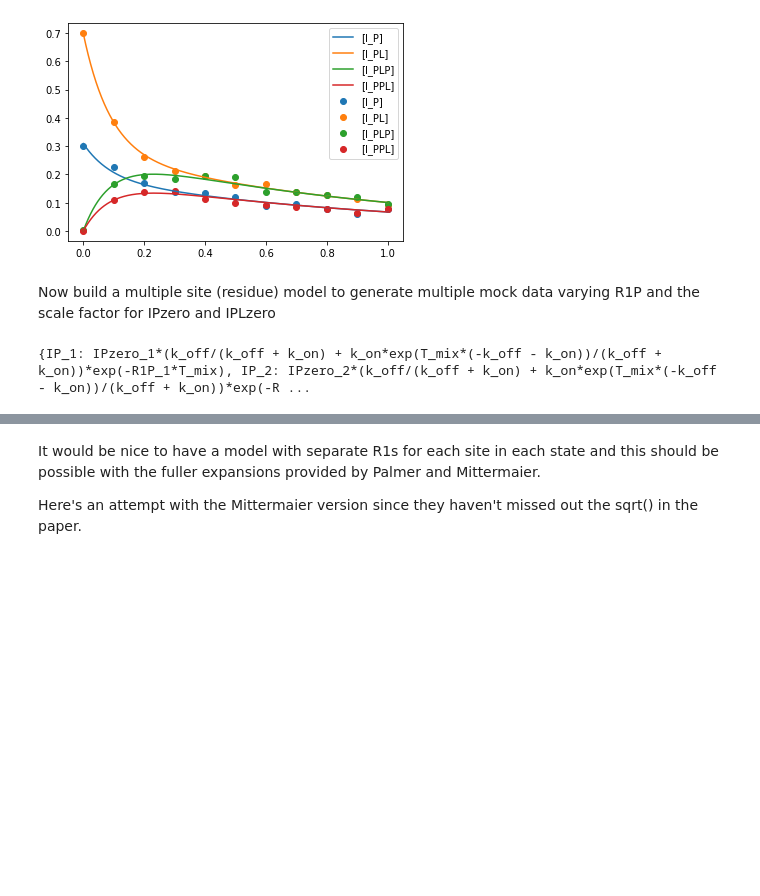
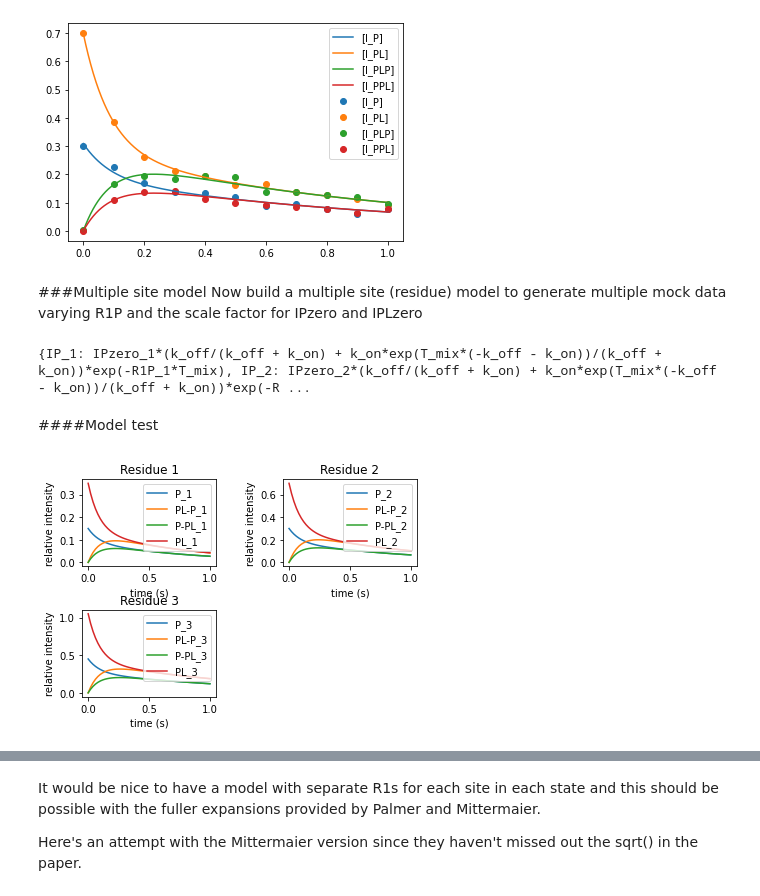
Before and after one commit to brianosmith/EXSY_fitting_notebook, a Jupyter notebook: EXSY_simulation.ipynb, the cells around one changed output, grey strips where cells are left out. Cells and saved outputs as stored; diff of their text form; code cells hidden in the pictures; blank space fills up the shorter version.

Commit message:
multi site model generating data

```diff
--- a/EXSY_simulation.ipynb
+++ b/EXSY_simulation.ipynb
@@ -328,6 +337,7 @@ objective_value        0.0017658103482062594
 r_squared              0.9913396991049372
 [figure]
 # %% [markdown]
+###Multiple site model
 Now build a multiple site (residue) model to generate multiple mock data varying R1P and the scale factor for IPzero and IPLzero
 # %%
 from symfit import parameters, variables, Variable, Parameter
@@ -370,13 +380,14 @@ for i, resid in enumerate(resids):
 R1Ps = parameters(r1ps)
 R1PLs = parameters(r1pls)
 IPzeros = parameters(ipzeros)
-IPLzeros = parameters(iplzeros)
+IPLzeros = parametersCreated using Colaboratory(iplzeros)
 IPs = variables(ips)
 IPLs = variables(ipls)
 IPPLs = variables(ippls)
 IPLPs = variables(iplps)
 
-parsDict = dict(zip(resids,list(zip(R1Ps, R1PLs, IPzeros, IPLzeros, IPs, IPLs, IPPLs, IPLPs))))
+#fossil from attempt to build the model as a nested dictionary keyed on resid
+#parsDict = dict(zip(resids,list(zip(R1Ps, R1PLs, IPzeros, IPLzeros, IPs, IPLs, IPPLs, IPLPs))))
 
 #Palmer simple model (eqn 23)
 pa = koff/(kon+koff)
@@ -406,3 +417,5 @@ print(multi_model_dict)
 model = Model(multi_model_dict)
 # %% [output]
 {IP_1: IPzero_1*(k_off/(k_off + k_on) + k_on*exp(T_mix*(-k_off - k_on))/(k_off + k_on))*exp(-R1P_1*T_mix), IP_2: IPzero_2*(k_off/(k_off + k_on) + k_on*exp(T_mix*(-k_off - k_on))/(k_off + k_on))*exp(-R ...
+# %% [markdown]
+####Model test
@@ -409,37 +426,45 @@ model = Model(multi_model_dict)
 # %%
 #make some data
 
 #global values
 kex = 10.0   # s^{-1}
 kon = 4.0    # M * M^{-1}s^{-1} concentration times diffusion limited on rate
 koff = kex - kon
-R1P = 1.0    # s^{-1}
-R1PL = R1P   # keep things simple for now
-pa = 0.3     # P in model
-pb = 1 - pa  # PL in model
+paIn = 0.3     # P in model
+pbIn = 1 - paIn  # PL in model
 
-IPzero = 1 * pa
-IPLzero = 1 * pb
+#residue specific input
+R1Ps = {'R1P_1' : 1.2, 'R1P_2' : 1.0, 'R1P_3' : 0.8}   # s^{-1}
+IPzeros = {'IPzero_1' : 0.5 * paIn, 'IPzero_2' : 1.0 * paIn, 'IPzero_3': 1.5 * paIn}
+IPLzeros = {'IPLzero_1' : 0.5 * pbIn, 'IPLzero_2' : 1.0 * pbIn, 'IPLzero_3': 1.5 * pbIn}
 
 tStart = 0.0
 tStop = 1.0        # Tmix up to about 1/R1
 nTimes = 51
 tval = np.linspace(tStart,tStop,nTimes) # to get a matching time axis for plotting
 tmix = tval
 
-#y = model(T_mix = tmix, R_1P = R1P, R_1PL = R1PL, k_on = kon, k_off = koff, I_P0 = IPzero, I_PL0 = IPLzero)
-y = model(T_mix = tmix, R_1P = R1P, k_on = kon, k_off = koff, I_P0 = IPzero, I_PL0 = IPLzero)._asdict() # simple model with one R1
+ys = model(T_mix = tmix, k_on = kon, k_off = koff,
+           **R1Ps,
+           **IPzeros,
+           **IPLzeros
+           )._asdict()
 
-#print(y[0][:])
+#needed because IP_1 etc are symfit Parameters hidden inside IPs etc.
+#also makes plotting multiple sites easier
+parsDict = dict(zip(resids,list(zip(IPs, IPLs, IPPLs, IPLPs))))
 
 #plot the results
-plt.title("EXSY intensities simulation")
-plt.xlabel('time (s)')
-plt.ylabel('relative intensity')
-plt.plot(tval,y[IP], label='P')
-plt.plot(tval,y[IPL_P], label='PL-P')
-plt.plot(tval,y[IP_PL], label='P-PL')
-plt.plot(tval,y[IPL], label='PL')
-#plt.plot(tval,y[4], label='L1')
-#plt.plot(tval,y[5], label='L2')
-plt.legend()
+for resid, pars in parsDict.items():
+    plt.subplot(2,2,resid)
+    plt.title("Residue {}".format(resid))
+    plt.xlabel('time (s)')
+    plt.ylabel('relative intensity')
+    plt.plot(tval,ys[pars[0]], label='P_{}'.format(resid))
+    plt.plot(tval,ys[pars[3]], label='PL-P_{}'.format(resid))
+    plt.plot(tval,ys[pars[2]], label='P-PL_{}'.format(resid))
+    plt.plot(tval,ys[pars[1]], label='PL_{}'.format(resid))
+    plt.subplots_adjust(hspace=0.5, wspace=0.5)
+    plt.legend()
+# %% [output]
+[figure, added]
```
Also changed, not shown: parts of 9 cells of this notebook.
